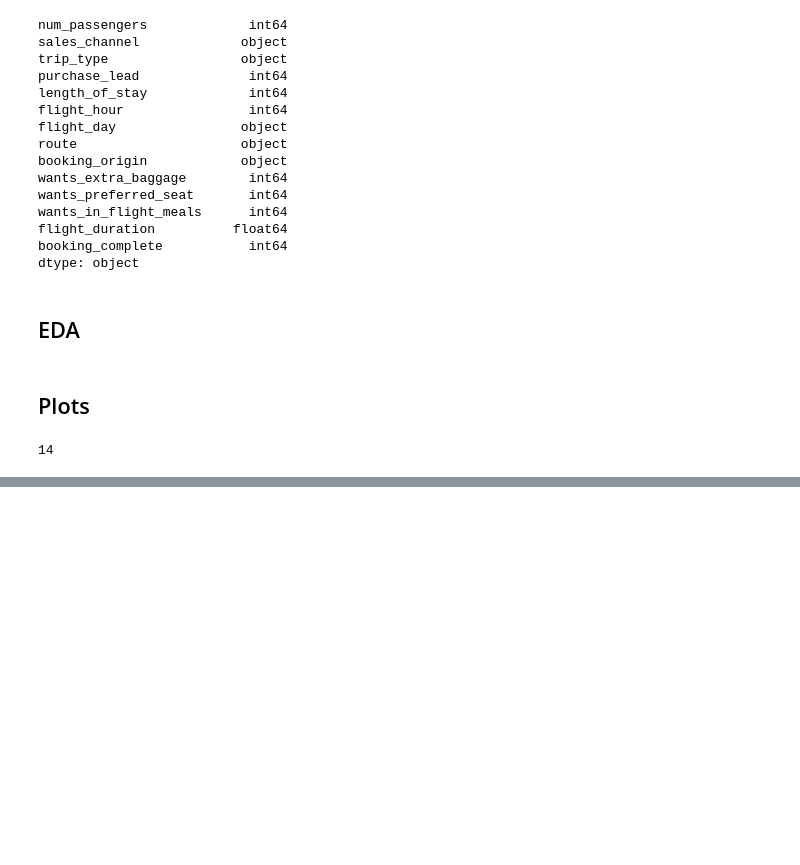
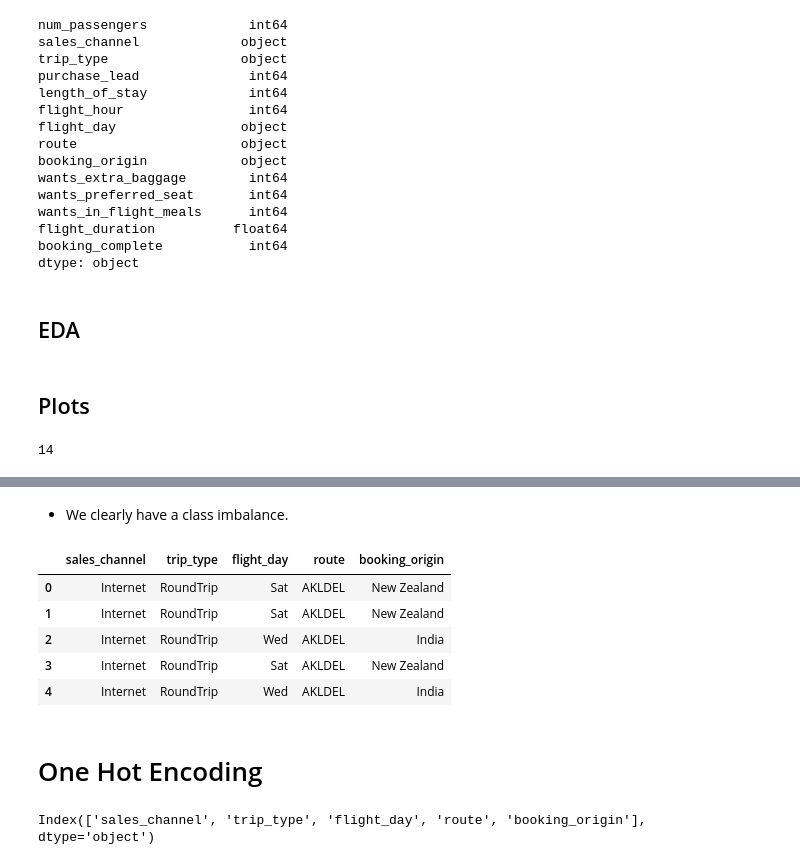
Before and after one commit to Ds2023/British_Airways_Predictive_Booking_Model, a Jupyter notebook: notebooks/eda.ipynb, the cells around one changed output, grey strips where cells are left out. Drawn from its saved outputs; the diff is of its cells as text; code cells hidden in the pictures; blank space fills up the shorter version.

```diff
--- a/notebooks/eda.ipynb
+++ b/notebooks/eda.ipynb
@@ -88,0 +173,11 @@ import seaborn as sns
+# %% [markdown]
+- We clearly have a class imbalance.
+# %%
+cat_df.head()
+# %% [output]
+|  | sales_channel | trip_type | flight_day | route | booking_origin |
+| 0 | Internet | RoundTrip | Sat | AKLDEL | New Zealand |
+| 1 | Internet | RoundTrip | Sat | AKLDEL | New Zealand |
+| 2 | Internet | RoundTrip | Wed | AKLDEL | India |
+| 3 | Internet | RoundTrip | Sat | AKLDEL | New Zealand |
+| 4 | Internet | RoundTrip | Wed | AKLDEL | India |
@@ -88,0 +186,6 @@ import seaborn as sns
+# %% [markdown]
+# One Hot Encoding
+# %%
+cat_df.columns
+# %% [output]
+Index(['sales_channel', 'trip_type', 'flight_day', 'route', 'booking_origin'], dtype='object')
```
Also changed, not shown: parts of 16 cells of this notebook, 1 other file.
